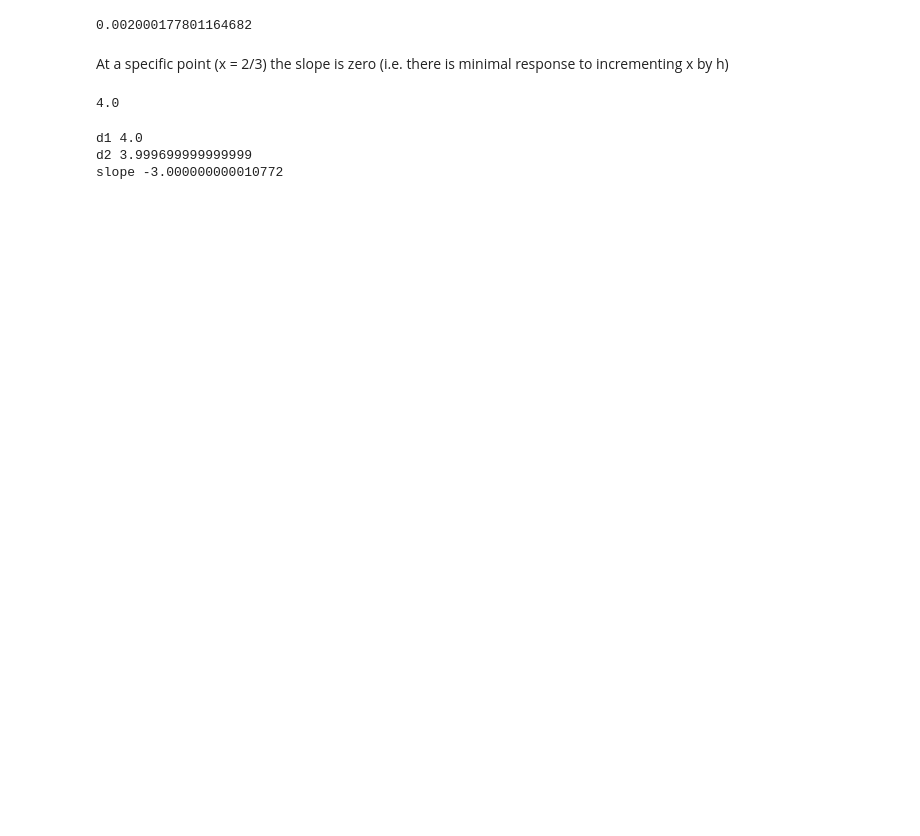
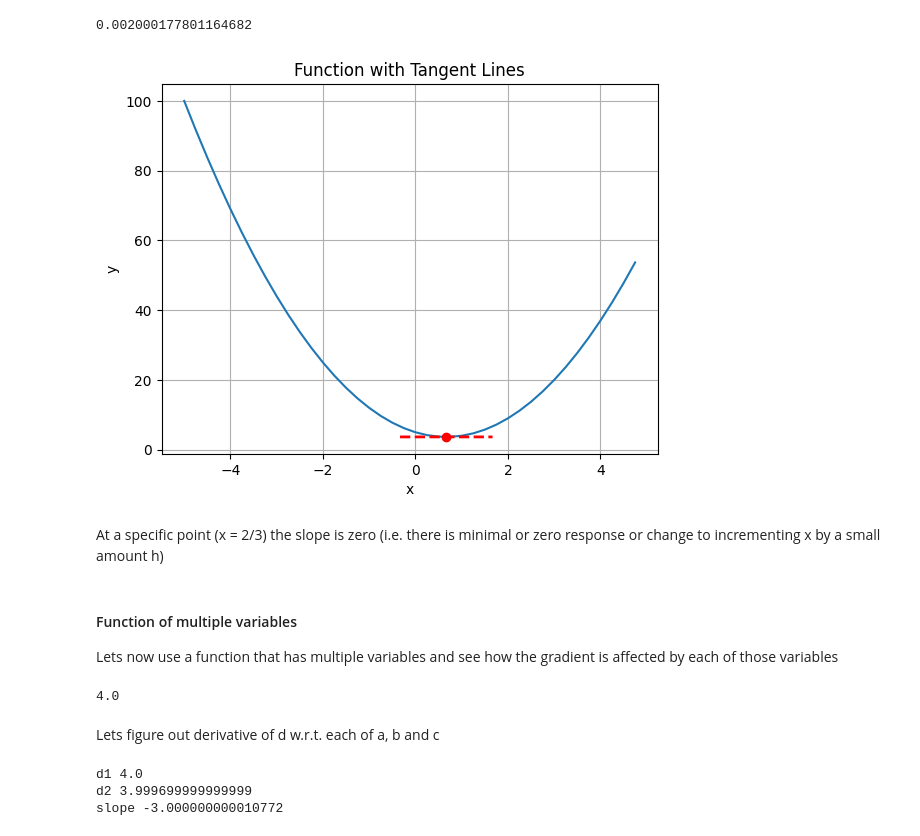
Before and after one commit to prashantnayak-edu/zero-to-ai, a Jupyter notebook: notes/nn-forward-backprop.ipynb, the cells around one changed output. Cells and saved outputs as stored; diff of their text form; code cells hidden in the pictures; blank space fills up the shorter version.

```diff
--- a/notes/nn-forward-backprop.ipynb
+++ b/notes/nn-forward-backprop.ipynb
@@ -80,8 +130,28 @@ x = 0.667 # we expect a zero slope at x=0.6666
 (f(x+h) - f(x))/h
 # %% [output]
 0.002000177801164682
+# %%
+plt.plot(xs, f(xs))
+
+# show the tangent lines at x = 3.0
+y = f(x)  # f is our original function
+slope = (f(x+h) - f(x))/h
+plot_tangent(x, y, slope)
+plt.plot(x, y, 'ro')  # Add a red dot at the tangent point
+
+plt.xlabel('x')
+plt.ylabel('y')
+plt.title('Function with Tangent Lines')
+plt.grid(True)
+plt.show()
+# %% [output]
+[figure, added]
 # %% [markdown]
-At a specific point (x = 2/3) the slope is zero (i.e. there is minimal response to incrementing x by h)
+At a specific point (x = 2/3) the slope is zero (i.e. there is minimal or zero response or change to incrementing x by a small amount h)
+# %% [markdown]
+#### Function of multiple variables
+
+Lets now use a function that has multiple variables and see how the gradient is affected by each of those variables
 # %%
 # lets get more complex
 a = 2.0
@@ -91,4 +161,6 @@ d = a*b + c
 print(d)
 # %% [output]
 4.0
+# %% [markdown]
+Lets figure out derivative of d w.r.t. each of a, b and c
 # %%
```
Also changed, not shown: parts of 14 cells of this notebook.
